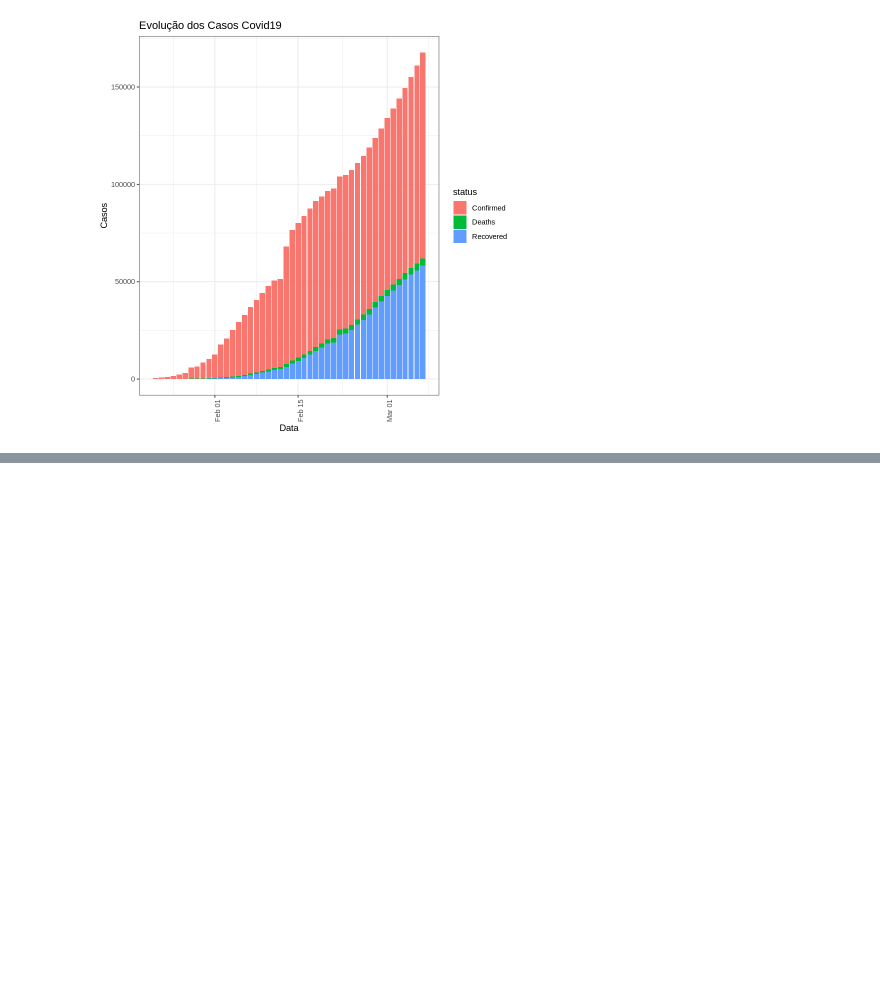
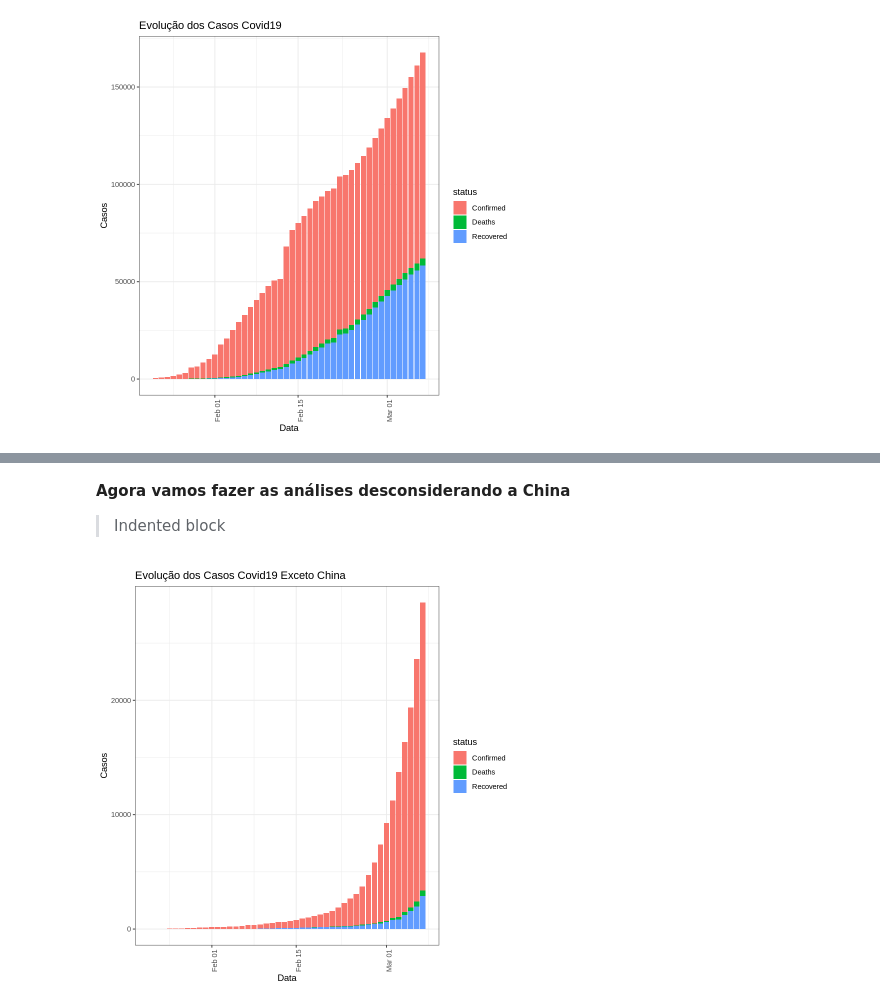
Before and after one commit to Matheusvfvitor/R, a Jupyter notebook: Covid.ipynb, the cells around one changed output, grey strips where cells are left out. Drawn from its saved outputs; the diff is of its cells as text; code cells hidden in the pictures; blank space fills up the shorter version.

```diff
--- a/Covid.ipynb
+++ b/Covid.ipynb
@@ -352,0 +378,14 @@ ggplot(data, aes(x = Date , y = value, fill= status))+
+# %% [markdown]
+
+**Agora vamos fazer as análises desconsiderando a China**
+
+> Indented block
+# %%
+data_without_china = data[data$Country.Region !="China",]
+ggplot(data_without_china, aes(x = Date , y = value, fill= status))+
+  geom_col()+
+  theme_bw()+
+  theme(axis.text.x = element_text(angle=90))+
+  labs(title = "Evolução dos Casos Covid19 Exceto China", y = "Casos", x = "Data")
+# %% [output]
+[figure, added]
```
Also changed, not shown: parts of 26 cells of this notebook.
